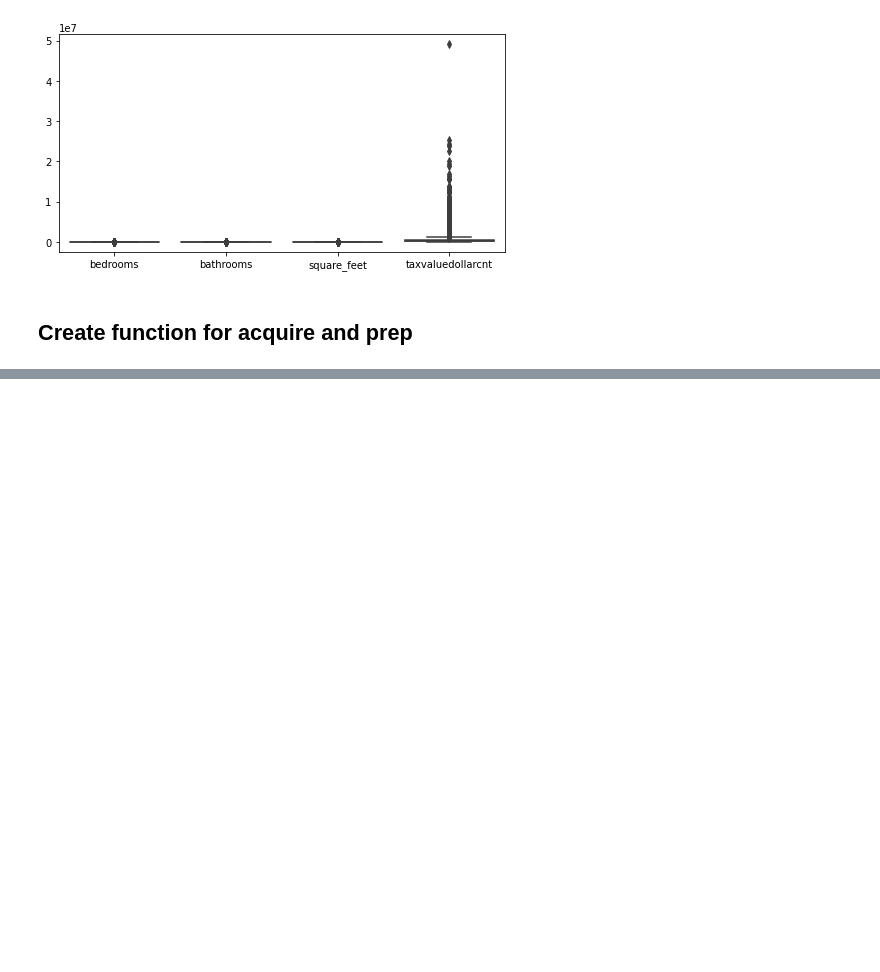
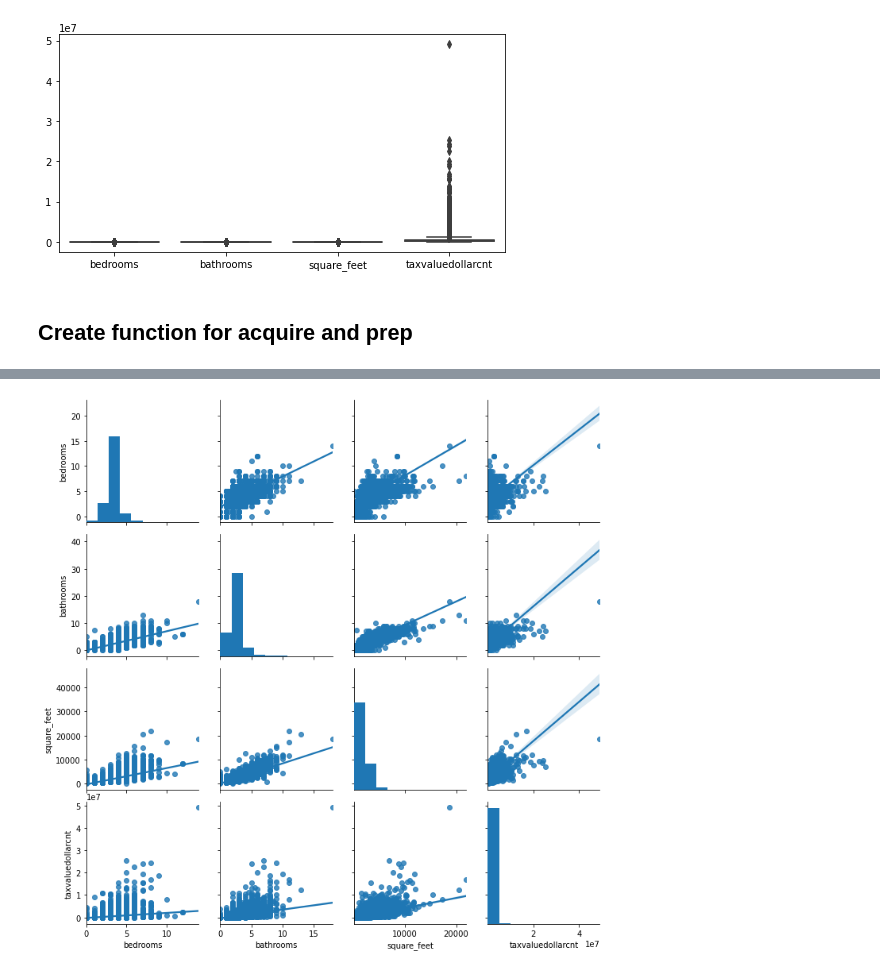
Before and after one commit to KristineCabanela/regression-project, a Jupyter notebook: wrangle.ipynb, the cells around one changed output, grey strips where cells are left out. Saved outputs shown, nothing was run; the diff lists cells and outputs as text; code cells hidden in the pictures; blank space fills up the shorter version.

```diff
--- a/wrangle.ipynb
+++ b/wrangle.ipynb
@@ -354,0 +455,17 @@ train.shape
+# %%
+def plot_variable_pairs(train):
+    """
+    Takes:
+          df
+    Returns:
+          PairGrid plot of all relationships
+          histogram and scatter plots
+    """
+    g = sns.PairGrid(df)
+    g.map_diag(plt.hist)
+    g.map_offdiag(sns.regplot)
+    plt.show()
+# %%
+plot_variable_pairs(train)
+# %% [output]
+[figure, added]
```
Also changed, not shown: parts of 23 cells of this notebook.
